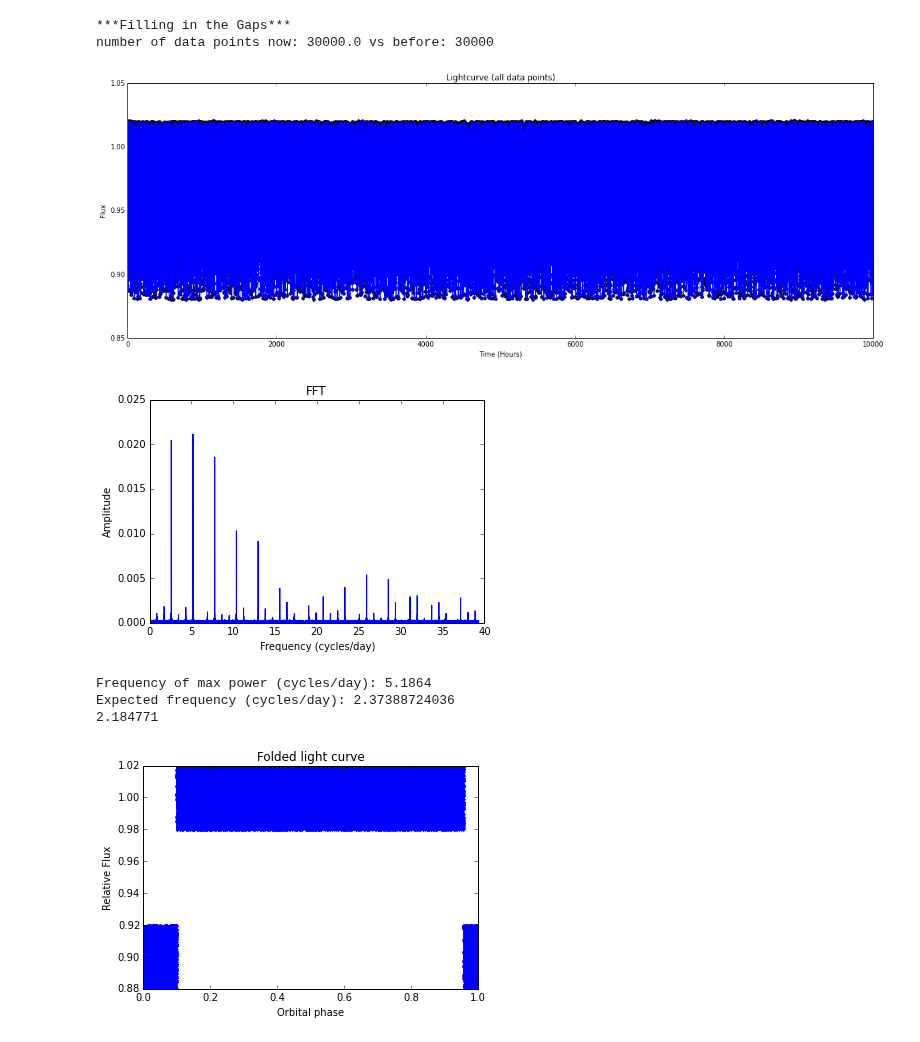
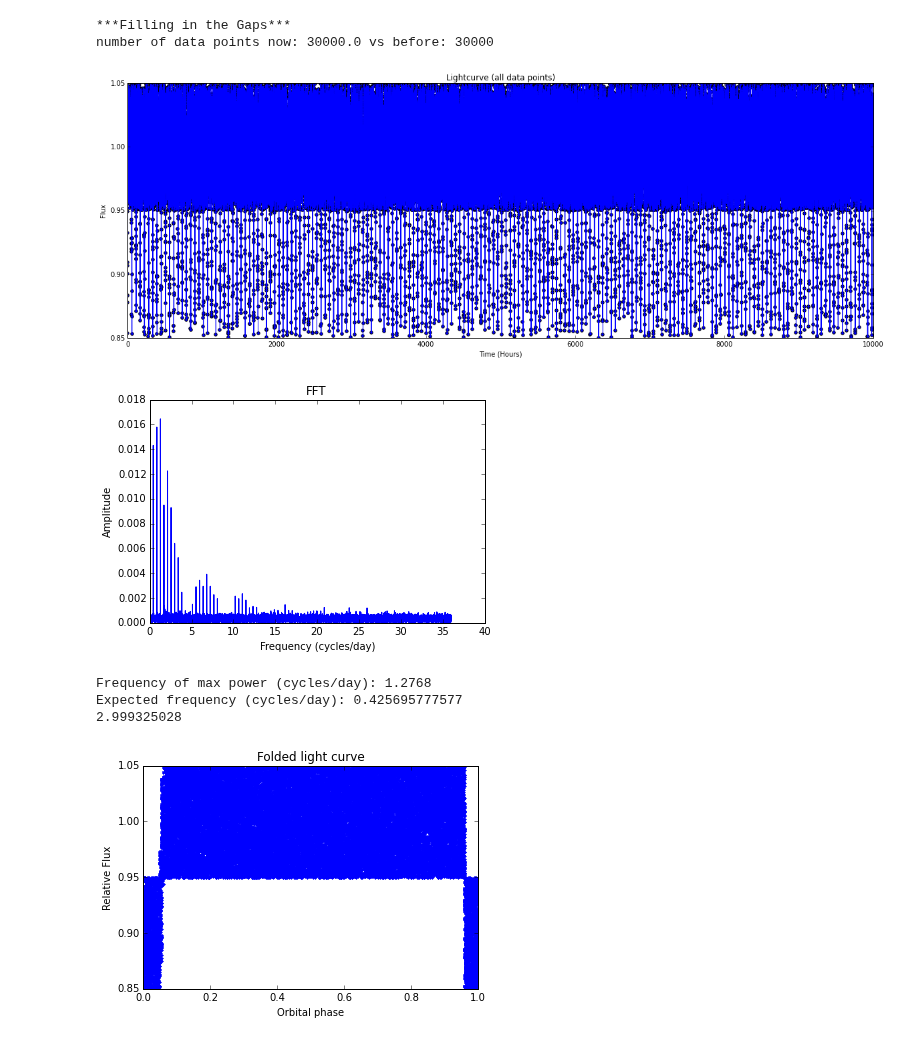
Before and after one commit to dianadianadiana/FFT, a Jupyter notebook: flux_function_transit.ipynb, the cells around one changed output. Cells and saved outputs as stored; diff of their text form; code cells hidden in the pictures.

Commit message:
working fine without the oversampling

```diff
--- a/flux_function_transit.ipynb
+++ b/flux_function_transit.ipynb
@@ -86,14 +86,14 @@ def flux(t, x):
 
 delta = .1 # depth    # (Rplanet / Rstar)**2
 t0 = 0.0 # time of transit in hours
-period = 10.11 # orbital period in hours
+period = 56.37829 # orbital period in hours
 #d = period**(-2/3) # duration of transit in hours --
         # scales with P^(-2/3)
 
 # look at pg 6 http://arxiv.org/pdf/0805.0238v2.pdf
-T = 1.5
-tau = 0.05### need to fix flux funtion if tau is 0
-sigma = 0.02 #scatter
+T = 5.6
+tau = 0.5### need to fix flux funtion if tau is 0
+sigma = 0.05 #scatter
 time_int = 20/60. # time interval of receiving data, in hours
 f0 = 1.0 # base flux
 x = [delta, t0, period, T, tau, sigma, time_int, f0]
@@ -165,7 +164,7 @@ delta_t = t[1:num_time-1]-t[0:num_time-2] # has a length = len(t) - 2 (bc it ign
 cadence = np.mean(delta_t) # what the time interval between points with gaps currently is
 #Fill gaps in the time series (according to 2012 thesis method)
 gap = delta_t/cadence # has a length = len(t) - 2 (bc it ignores endpoints)
-gap = np.around(gap, decimals = 1)
+gap = np.around(gap, decimals = 0)
 # QUESTION should gap be rounded to the integer or one decimal point?
 
 gap_cut = 1.1   #Time differences greater than gap_cut*cadence are gaps
@@ -182,7 +181,8 @@ print("num_gap: " +str(num_gap))
 num_gap: 0
 # %%
 ### Create a new time and flux array to account for the gaps
-if sum(gap) + 2 == N:
+
+if num_gap == 0:
     num_cad = sum(gap) + 2
 else:
     num_cad = sum(gap) + 1 # the number of data points
@@ -230,7 +230,6 @@ number of data points now: 30000.0 vs before: 30000
 #plot lightcurve all data points
 fig = plt.figure(figsize=(20,15))
 ax = fig.add_subplot(2,1,1)
-
 t = time_cad
 f = flux_cad
 ax.scatter(t,f)
@@ -253,48 +252,49 @@ plt.show()
 # plt.ylim([1 - 1.5*delta, 1 + .5*delta])
 # plt.show()
 # %% [output]
-[figure, old version]
+[figure, new version]
 # %%
 ### FFT part
 
-# oversampling
-N_log = np.log2(N) # 2 ** N_log = N
-N_log_round = np.round(N_log)
-if N_log > N_log_round:
-    N_over = N_log_round + 1 #compensate for if N_log was rounded down
-else:
-    N_over = N_log_round
+# # oversampling
+# N_log = np.log2(N) # 2 ** N_log = N
+# N_log_round = np.round(N_log)
+# if N_log > N_log_round:
+#     N_over = N_log_round + 1 #compensate for if N_log was rounded down
+# else:
+#     N_over = N_log_round
 
-newN = 2**N_over
-diff = newN - N
-mean = 1.0
-voidf = np.zeros(diff) + mean
-newf = np.append(f, voidf)
+# newN = 2**N_over
+# diff = newN - N
+# mean = 1.0
+# voidf = np.zeros(diff) + mean
+# newf = np.append(f, voidf)
+newN = N
 
 norm_fact = 2.0 / newN # normalization factor
-f_flux = fft(newf) * norm_fact
+f_flux = fft(f) * norm_fact
 
-freq = fftfreq(np.int(len(newf)))
+freq = fftfreq(np.int(len(f)))
 d_pts_new = (b-a)/newN
 freq_fact = 1.0 / d_pts_new #frequency factor
 
 postivefreq = freq > 0 # take only positive values
 freq, f_flux = freq[postivefreq], f_flux[postivefreq]
 
 power = np.abs(f_flux)
 
 conv_hr_day = 24. #conversion factor from cycles/hour to cycles/day
 #because of oversampling, need to remove the first few terms,
 #ex if N=3000 and the over sampling size is 100,000, then the first 30 points should not be considered
 #also means that each cluster of higher amplitudes are in groups of 30 points
-plt.plot(freq[diff/N:]*freq_fact*conv_hr_day, power[diff/N:],'b')
+plt.plot(freq*freq_fact*conv_hr_day, power,'b')
 
 plt.title("FFT")
 plt.xlabel("Frequency (cycles/day)")
 plt.ylabel("Amplitude")
 plt.show()
 # %% [output]
-[figure, old version]
+[figure, new version]
 # %%
 ### Folded Light Curve
 pos_max_power = np.argmax(power)
@@ -312,10 +312,10 @@ plt.xlabel("Orbital phase")
 plt.ylabel("Relative Flux")
 plt.show()
 # %% [output]
-Frequency of max power (cycles/day): 5.1864
-Expected frequency (cycles/day): 2.37388724036
-2.184771
+Frequency of max power (cycles/day): 1.2768
+Expected frequency (cycles/day): 0.425695777577
+2.999325028
-[figure, old version]
+[figure, new version]
 # %%
 # GOAL: find all the values in the power array that are considered to be peaks
 #       and all the values in the power array that are considered to be harmonics
```
Also changed, not shown: parts of 13 cells of this notebook.
